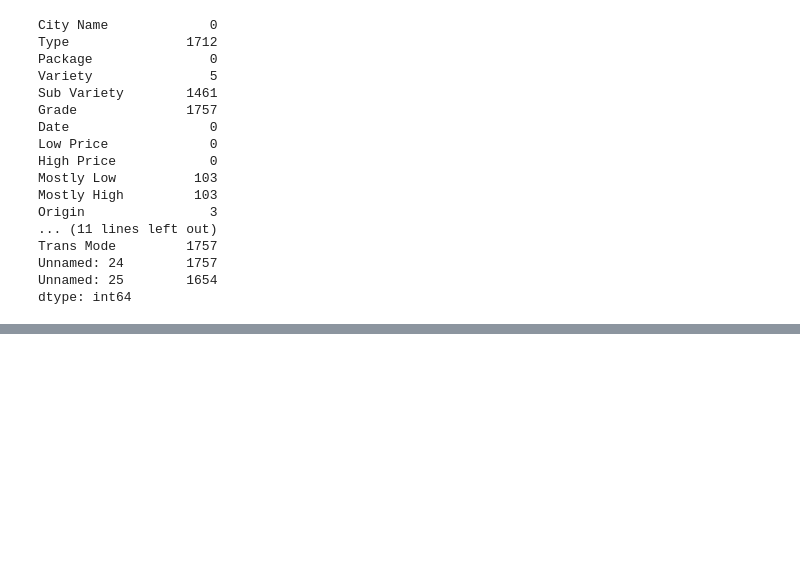
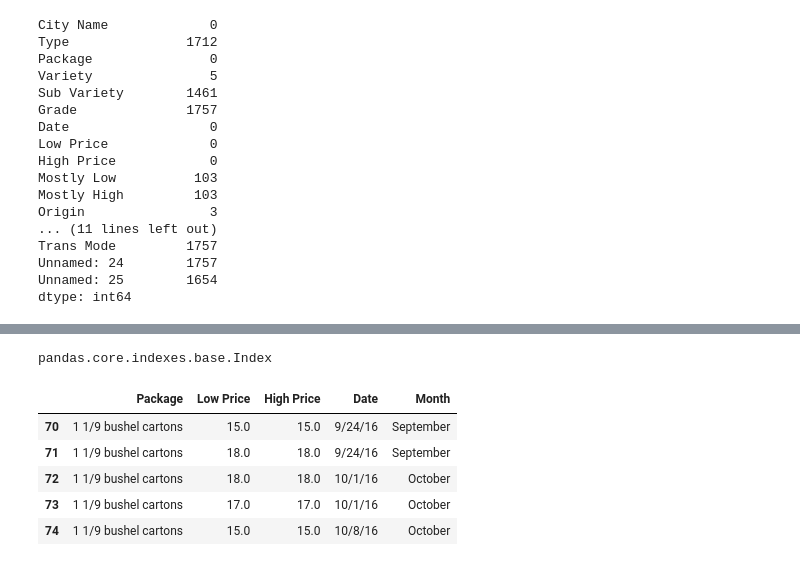
Before and after one commit to brisacoder/ML-For-Beginners, a Jupyter notebook: 2-Regression/2-Data/notebook.ipynb, the cells around one changed output, grey strips where cells are left out. Saved outputs shown, nothing was run; the diff lists cells and outputs as text; code cells hidden in the pictures; blank space fills up the shorter version.

```diff
--- a/2-Regression/2-Data/notebook.ipynb
+++ b/2-Regression/2-Data/notebook.ipynb
@@ -40,3 +40,8 @@ Trans Mode         1757
 Unnamed: 24        1757
 Unnamed: 25        1654
 dtype: int64
+# %%
+pumpkins = pumpkins[pumpkins['Package'].str.contains('bushel', case=True, regex=True)]
+# %%
+columns_to_select = ['Package', 'Low Price', 'High Price', 'Date']
+pumpkins = pumpkins.loc[:, columns_to_select]
@@ -42,0 +67,15 @@ dtype: int64
+# %%
+type(month)
+# %% [output]
+pandas.core.indexes.base.Index
+# %%
+pumpkins['Month'] = pd.to_datetime(pumpkins['Date'], format='%m/%d/%y', errors='coerce').dt.month_name()
+# %%
+pumpkins.head()
+# %% [output]
+|  | Package | Low Price | High Price | Date | Month |
+| 70 | 1 1/9 bushel cartons | 15.0 | 15.0 | 9/24/16 | September |
+| 71 | 1 1/9 bushel cartons | 18.0 | 18.0 | 9/24/16 | September |
+| 72 | 1 1/9 bushel cartons | 18.0 | 18.0 | 10/1/16 | October |
+| 73 | 1 1/9 bushel cartons | 17.0 | 17.0 | 10/1/16 | October |
+| 74 | 1 1/9 bushel cartons | 15.0 | 15.0 | 10/8/16 | October |
```
Also changed, not shown: parts of 5 cells of this notebook.
